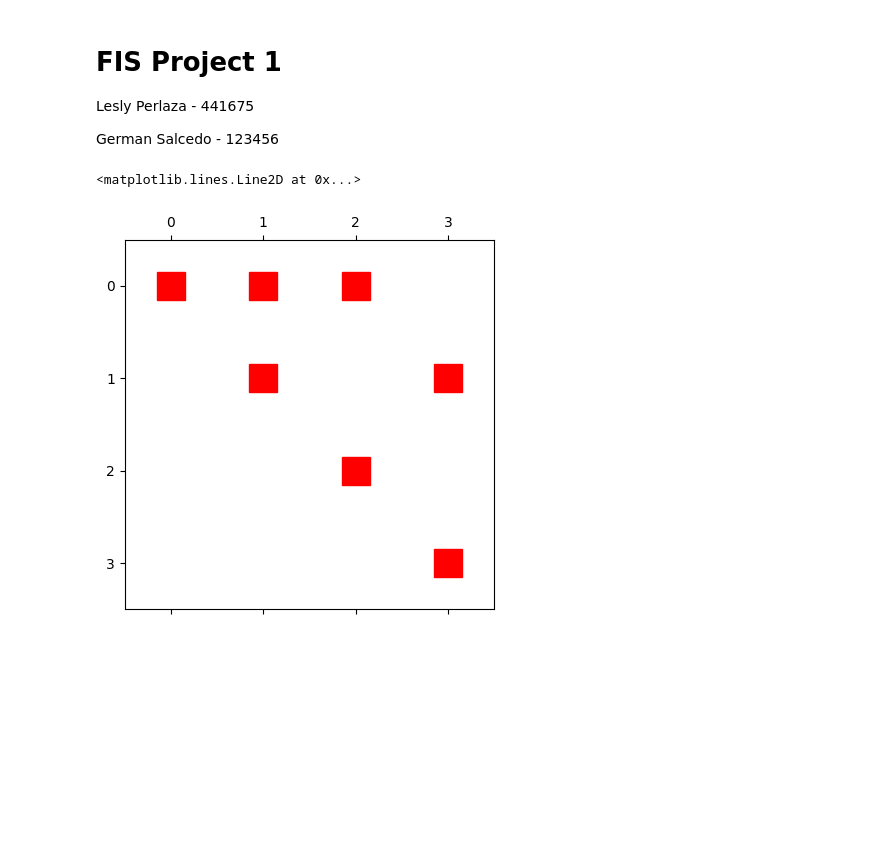
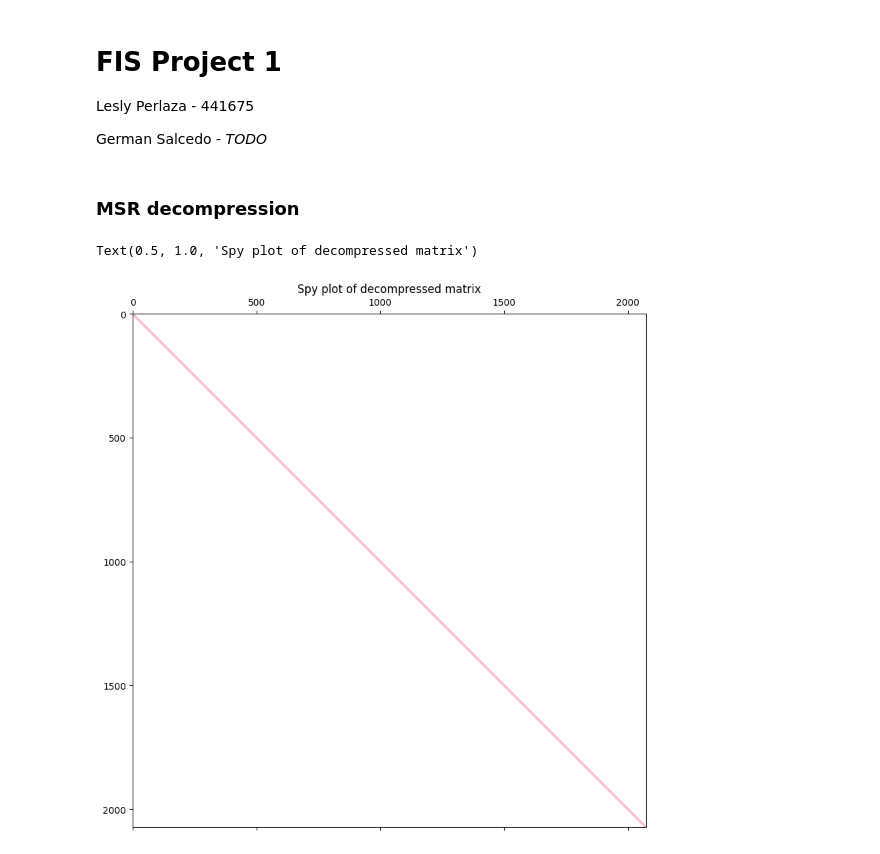
Before and after one commit to Lezgo11/FIShy, a Jupyter notebook: MSR_notebook.ipynb, the cells around one changed output. Saved outputs shown, nothing was run; the diff lists cells and outputs as text; code cells hidden in the pictures; blank space fills up the shorter version.

```diff
--- a/MSR_notebook.ipynb
+++ b/MSR_notebook.ipynb
@@ -2,7 +2,9 @@
 # FIS Project 1
  Lesly Perlaza - 441675
 
- German Salcedo - 123456
+ German Salcedo - _TODO_
+# %% [markdown]
+### __MSR decompression__
 # %%
 import numpy as np
 import matplotlib.pyplot as plt
@@ -10,9 +12,10 @@ from utils import decompress_msr
 # %%
-filename = "Data/msr_test_symmetric.txt"
-#filename = "Data/cg_matrix_msr_1.txt"
+#filename = "Data/msr_test_symmetric.txt"
+filename = "Data/cg_matrix_msr_1.txt"
 decompressed_matrix= decompress_msr(filename)
-#print(decompressed_matrix)
-plt.spy(decompressed_matrix, markersize=20, color='r')
+plt.figure(figsize=(10, 10))
+plt.spy(decompressed_matrix, markersize=1, color='pink')
+plt.title("Spy plot of decompressed matrix")
 # %% [output]
-<matplotlib.lines.Line2D at 0x...>
+Text(0.5, 1.0, 'Spy plot of decompressed matrix')
-[figure, old version]
+[figure, new version]
```
Also changed, not shown: parts of 3 cells of this notebook, 2 other files.
